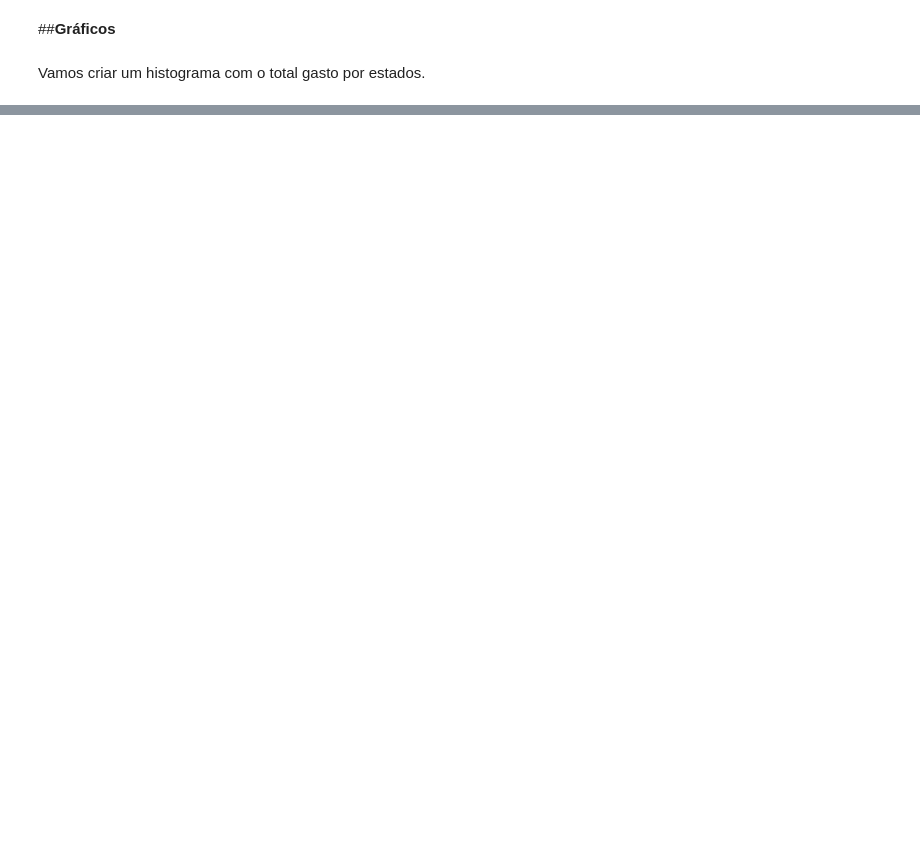
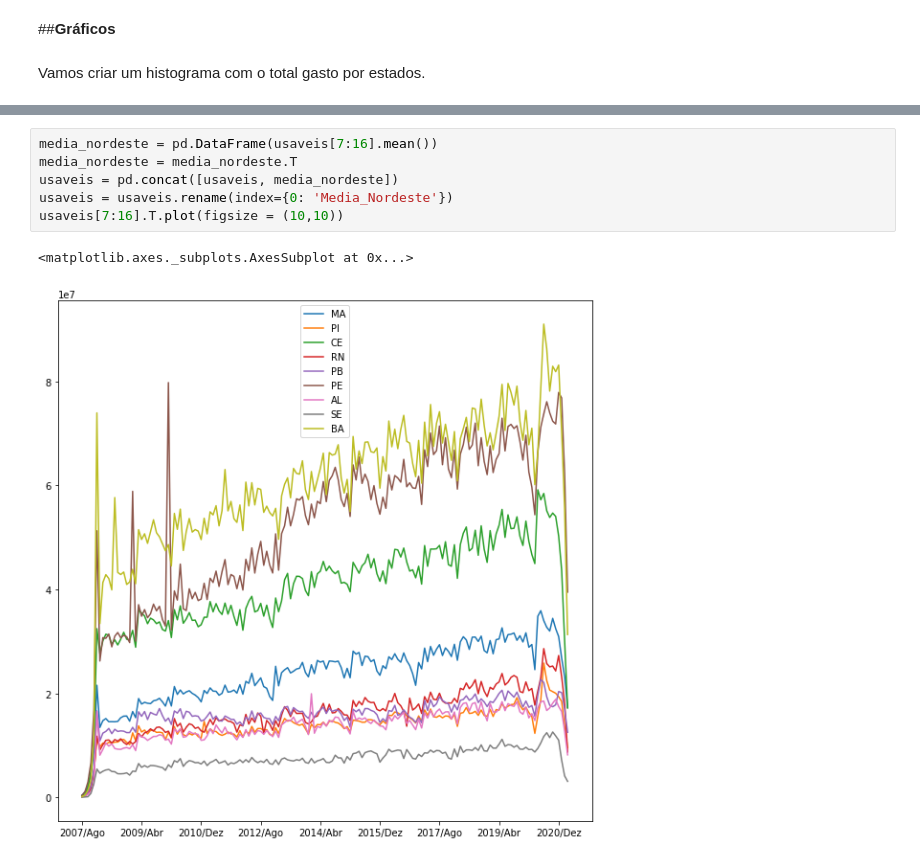
Before and after one commit to Naandes/Dados-Financeiros-do-Sus, a Jupyter notebook: modulo_1/aula_1/Outros_dados.ipynb, the cells around one changed output, grey strips where cells are left out. Saved outputs shown, nothing was run; the diff lists cells and outputs as text; blank space fills up the shorter version.

```diff
--- a/modulo_1/aula_1/Outros_dados.ipynb
+++ b/modulo_1/aula_1/Outros_dados.ipynb
@@ -272,0 +232,9 @@ Text(0.5, 1.0, 'Valor gasto por Estados')
+# %%
+media_nordeste = pd.DataFrame(usaveis[7:16].mean())
+media_nordeste = media_nordeste.T
+usaveis = pd.concat([usaveis, media_nordeste])
+usaveis = usaveis.rename(index={0: 'Media_Nordeste'})
+usaveis[7:16].T.plot(figsize = (10,10))
+# %% [output]
+<matplotlib.axes._subplots.AxesSubplot at 0x...>
+[figure, added]
```
Also changed, not shown: parts of 24 cells of this notebook.
